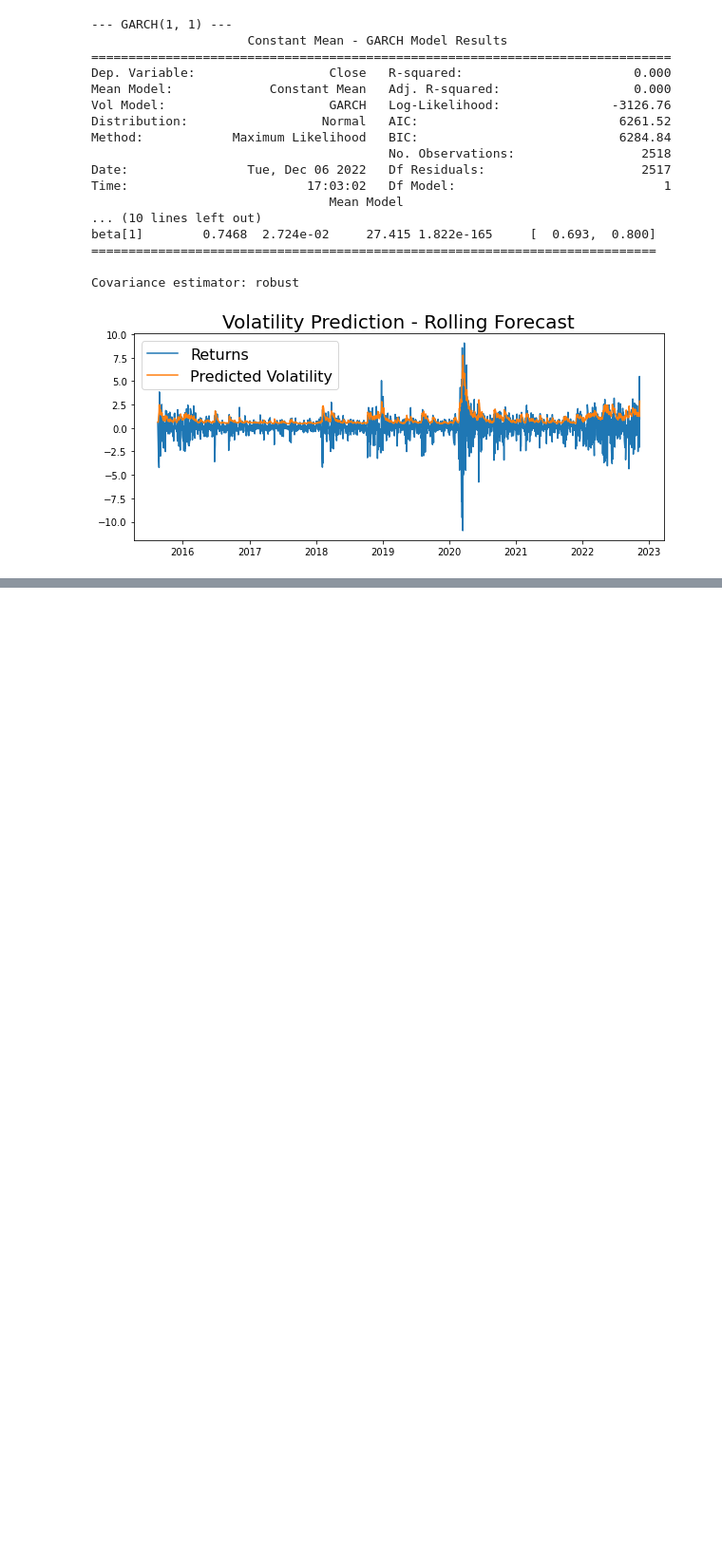
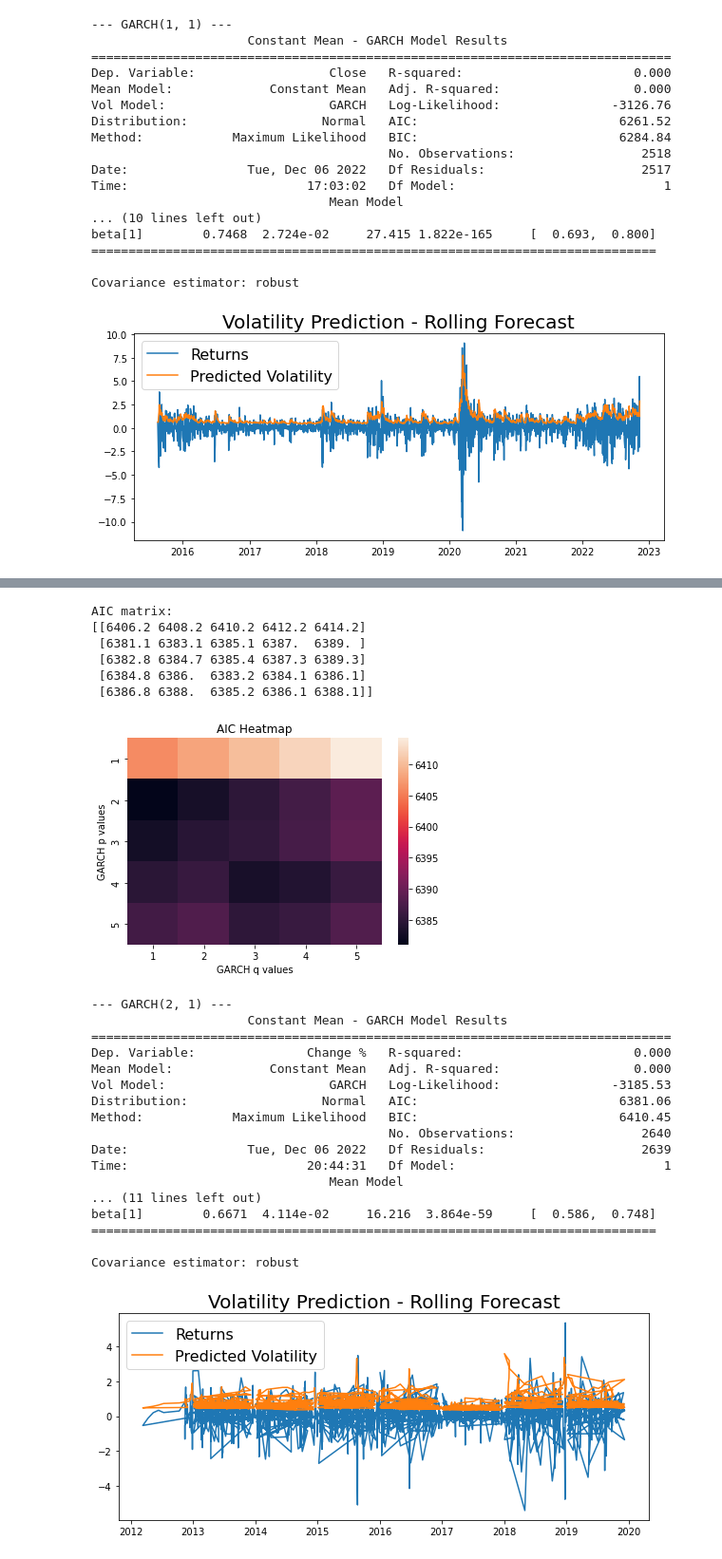
Before and after one commit to alexanderlerner/stats207project, a Jupyter notebook: garch_final.ipynb, the cells around one changed output, grey strips where cells are left out. Shown: that part at 95% size. Saved outputs shown, nothing was run; the diff lists cells and outputs as text; code cells hidden in the pictures; blank space fills up the shorter version.

```diff
--- a/garch_final.ipynb
+++ b/garch_final.ipynb
@@ -127,0 +177,28 @@ Covariance estimator: robust
+# %%
+train_metrics(returns=returns_futures, model_type="GARCH", metric="AIC", max_p=5, max_q=5)
+# %% [output]
+AIC matrix:
+[[6406.2 6408.2 6410.2 6412.2 6414.2]
+ [6381.1 6383.1 6385.1 6387.  6389. ]
+ [6382.8 6384.7 6385.4 6387.3 6389.3]
+ [6384.8 6386.  6383.2 6384.1 6386.1]
+ [6386.8 6388.  6385.2 6386.1 6388.1]]
+[figure, added]
+--- GARCH(2, 1) ---
+                     Constant Mean - GARCH Model Results
+==============================================================================
+Dep. Variable:               Change %   R-squared:                       0.000
+Mean Model:             Constant Mean   Adj. R-squared:                  0.000
+Vol Model:                      GARCH   Log-Likelihood:               -3185.53
+Distribution:                  Normal   AIC:                           6381.06
+Method:            Maximum Likelihood   BIC:                           6410.45
+                                        No. Observations:                 2640
+Date:                Tue, Dec 06 2022   Df Residuals:                     2639
+Time:                        20:44:31   Df Model:                            1
+                                Mean Model
+... (11 lines left out)
+beta[1]        0.6671  4.114e-02     16.216  3.864e-59     [  0.586,  0.748]
+============================================================================
+
+Covariance estimator: robust
+[figure, added]
```
Also changed, not shown: parts of 5 cells of this notebook.
